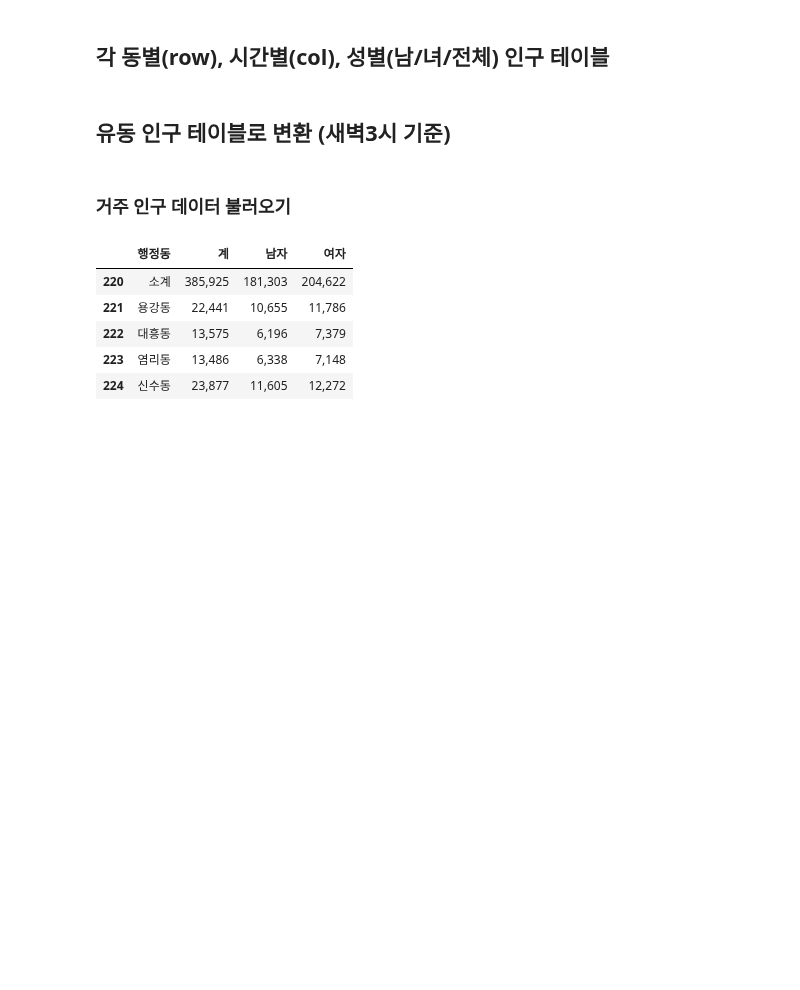
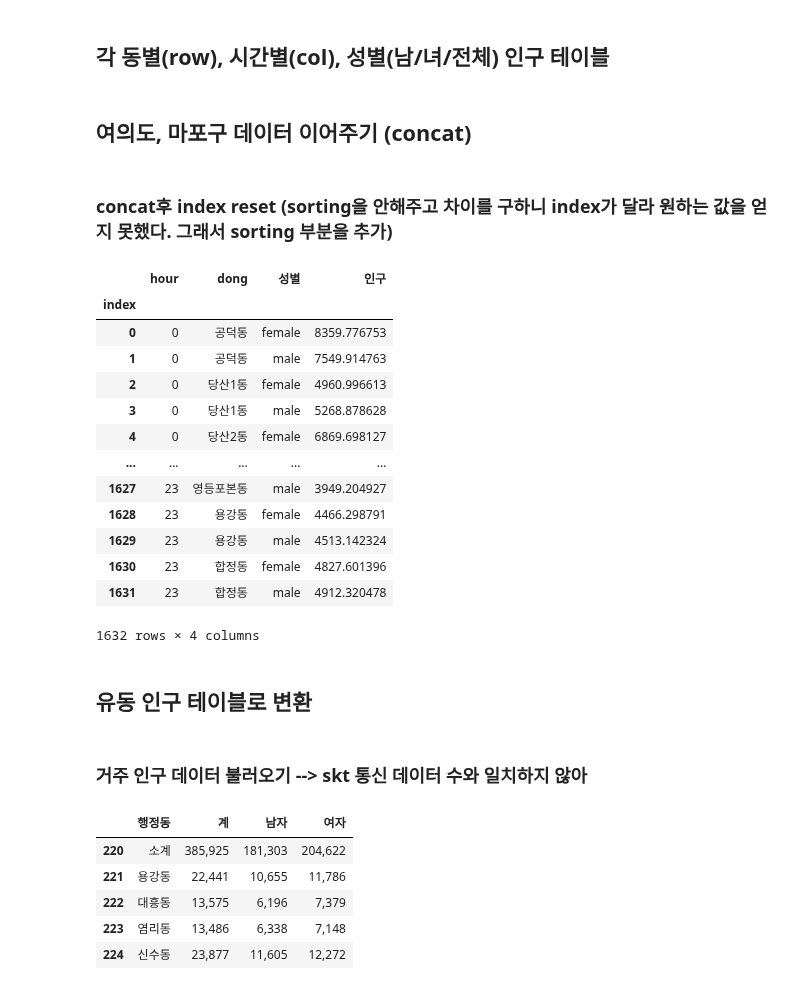
Before and after one commit to Edwardkim0/Place_trend_analysis, a Jupyter notebook: eda_map.ipynb, the cells around one changed output. Cells and saved outputs as stored; diff of their text form; code cells hidden in the pictures; blank space fills up the shorter version.

```diff
--- a/eda_map.ipynb
+++ b/eda_map.ipynb
@@ -86,0 +86,2 @@ ypmp_groupby = pd.concat([yp_groupby,mp_groupby])
+# %% [markdown]
+## 여의도, 마포구 데이터 이어주기 (concat)
@@ -87,7 +90,30 @@ ypmp_groupby = pd.concat([yp_groupby,mp_groupby])
+# %% [markdown]
+### concat후 index reset (sorting을 안해주고 차이를 구하니 index가 달라 원하는 값을 얻지 못했다. 그래서 sorting 부분을 추가)
+# %%
+ypmp_groupby = ypmp_groupby.sort_values(by=['hour','dong_name','성별'])
+ypmp_groupby['index'] = range(ypmp_groupby.shape[0])
+ypmp_groupby = ypmp_groupby.set_index('index')
+ypmp_groupby = ypmp_groupby.rename(columns={'dong_name':'dong'})
+ypmp_groupby
+# %% [output]
+|  | hour | dong | 성별 | 인구 |
+| index |  |  |  |  |
+| 0 | 0 | 공덕동 | female | 8359.776753 |
+| 1 | 0 | 공덕동 | male | 7549.914763 |
+| 2 | 0 | 당산1동 | female | 4960.996613 |
+| 3 | 0 | 당산1동 | male | 5268.878628 |
+| 4 | 0 | 당산2동 | female | 6869.698127 |
+| ... | ... | ... | ... | ... |
+| 1627 | 23 | 영등포본동 | male | 3949.204927 |
+| 1628 | 23 | 용강동 | female | 4466.298791 |
+| 1629 | 23 | 용강동 | male | 4513.142324 |
+| 1630 | 23 | 합정동 | female | 4827.601396 |
+| 1631 | 23 | 합정동 | male | 4912.320478 |
+1632 rows × 4 columns
 # %% [markdown]
-## 유동 인구 테이블로 변환 (새벽3시 기준)
+## 유동 인구 테이블로 변환
 # %% [markdown]
-### 거주 인구 데이터 불러오기
+### 거주 인구 데이터 불러오기 --> skt 통신 데이터 수와 일치하지 않아
 # %%
 enrolled_ingu = pd.read_csv('서울시 주민등록인구 (동별) 통계.txt', sep="\t", header=2)
 target_enrolled_ingu = enrolled_ingu[(enrolled_ingu['자치구']=='마포구') | (enrolled_ingu['자치구']=='영등포구')]
```
Also changed, not shown: parts of 29 cells of this notebook, 1 other file.
